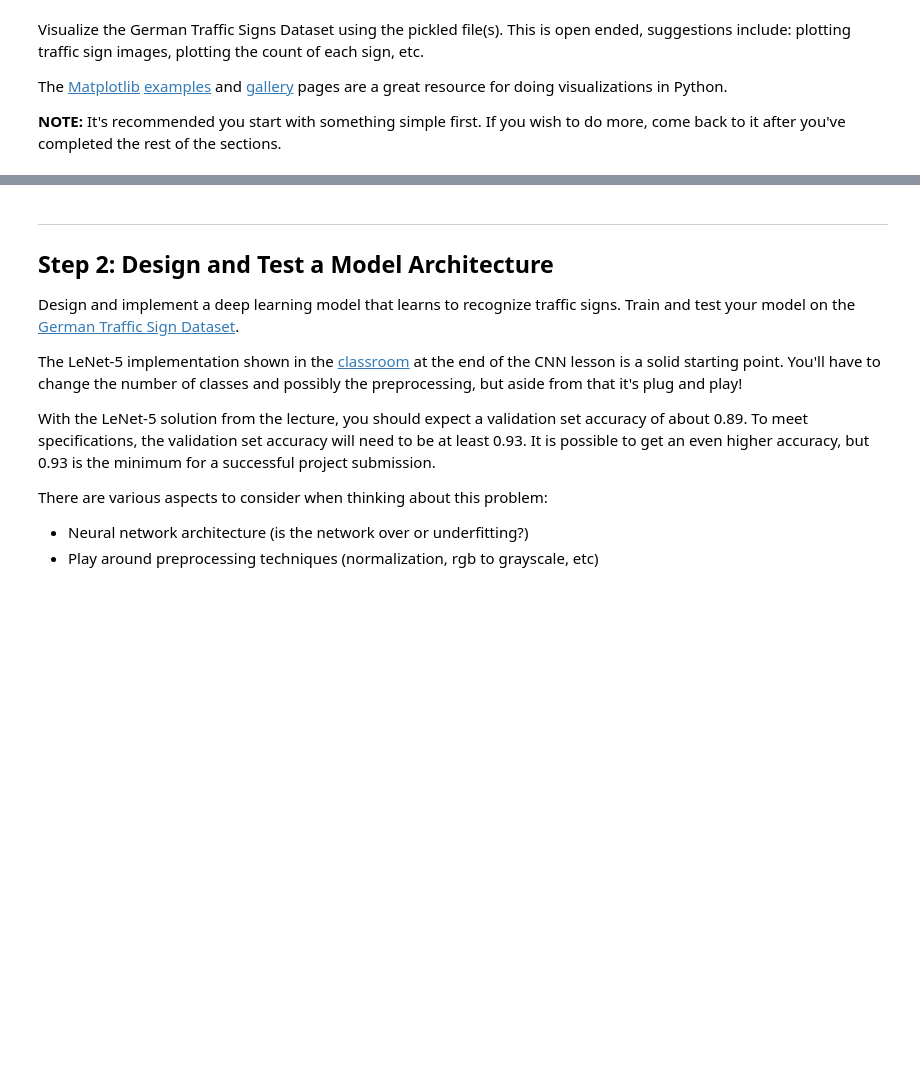
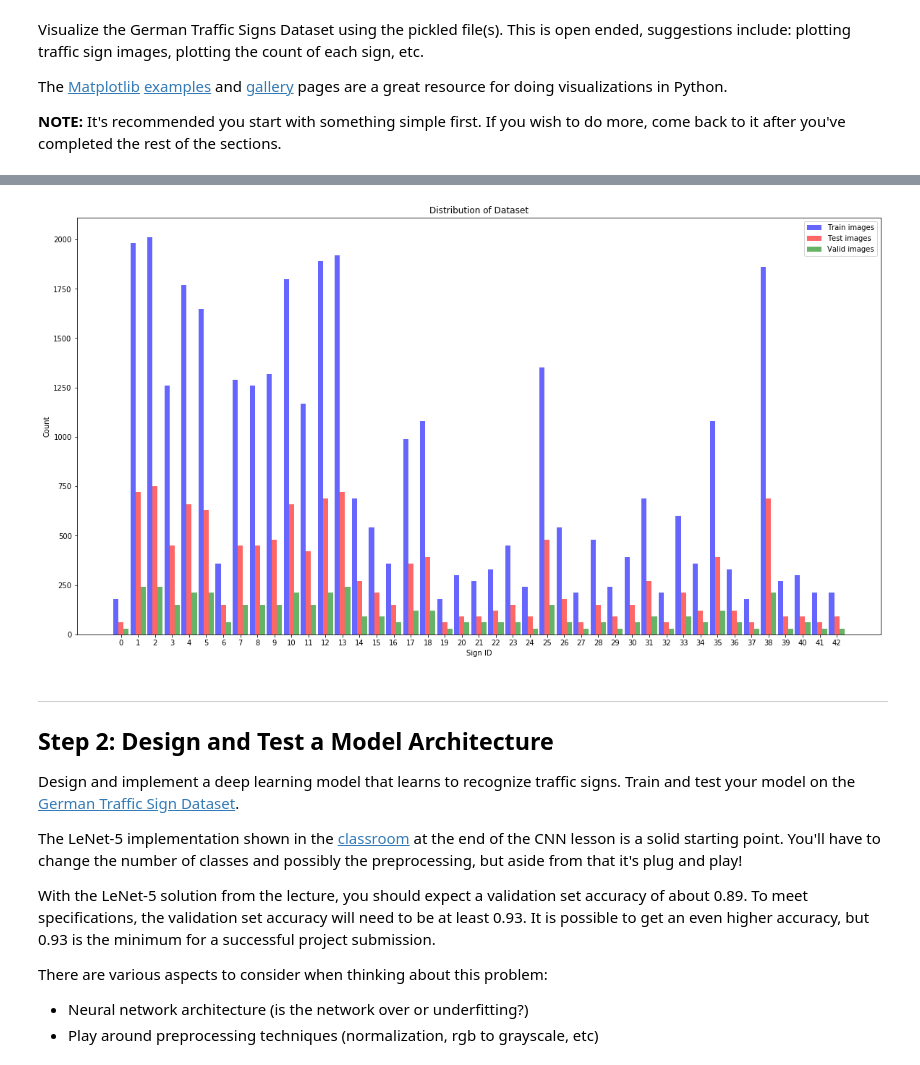
Before and after one commit to AntoniaSophia/CarND-Traffic-Sign-Classifier-Project, a Jupyter notebook: solution/Traffic_Sign_Classifier.ipynb, the cells around one changed output, grey strips where cells are left out. Drawn from its saved outputs; the diff is of its cells as text; code cells hidden in the pictures; blank space fills up the shorter version.

```diff
--- a/solution/Traffic_Sign_Classifier.ipynb
+++ b/solution/Traffic_Sign_Classifier.ipynb
@@ -132,3 +143,50 @@ plt.show()
+# %%
+n_groups = max(y_train+1)
+
+ftrain = []
+ftest = []
+fvalid = []
+
+trainlabel = y_train.tolist()
+testlabel = y_test.tolist()
+validlabel = y_valid.tolist()
+
+for i in range(n_groups):
+    ftrain.append(trainlabel.count(i))
+    ftest.append(testlabel.count(i))
+    fvalid.append(validlabel.count(i))
+
+fig, ax = plt.subplots()
+
+index = np.arange(n_groups)
+bar_width = 0.3
+
+opacity = 0.6
+
+rects1 = plt.bar(index, ftrain, bar_width,
+                 alpha=opacity,
+                 color='b',
+                 label='Train images')
+
+rects2 = plt.bar(index + bar_width, ftest, bar_width,
+                 alpha=opacity,
+                 color='r',
+                 label='Test images')
+
+rects2 = plt.bar(index + 2*bar_width, fvalid, bar_width,
+                 alpha=opacity,
+                 color='g',
+                 label='Valid images')
+plt.xlabel('Sign ID')
+plt.ylabel('Count')
+plt.title('Distribution of Dataset')
+plt.xticks(index + (2*bar_width) / 2, range(n_groups))
+plt.legend()
+plt.tight_layout()
+fig.set_size_inches(18.5, 10.5)
+plt.show()
+# %% [output]
+[figure, added]
 # %% [markdown]
 ----
 
```
Also changed, not shown: parts of 23 cells of this notebook, 9 other files.
